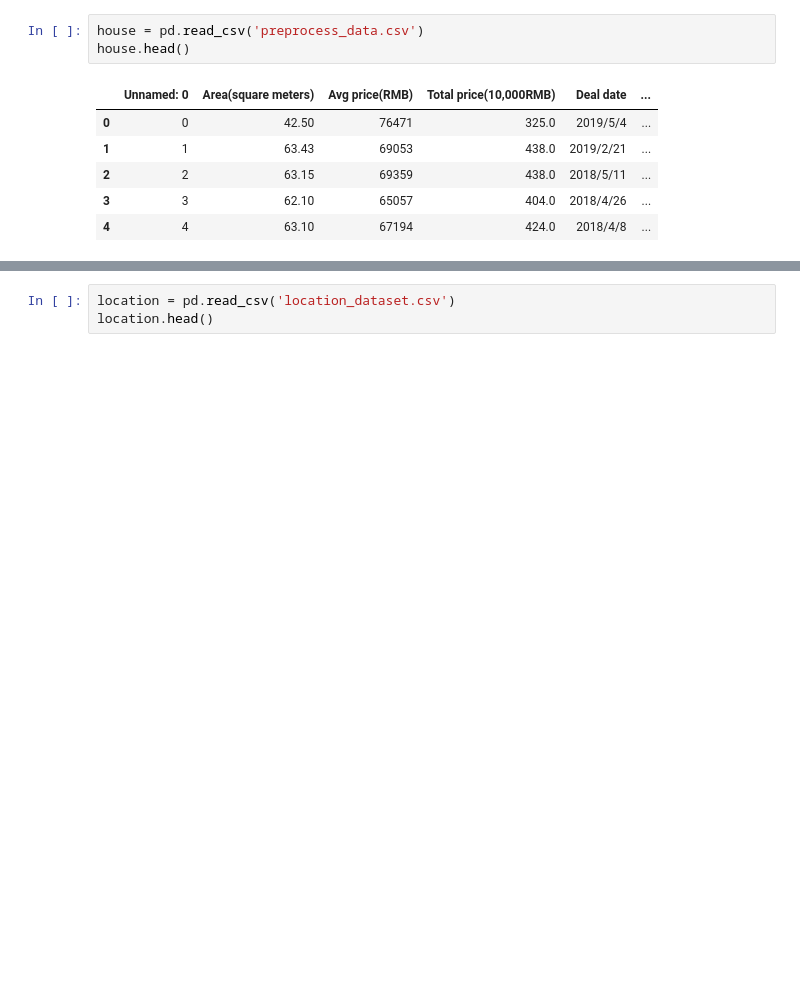
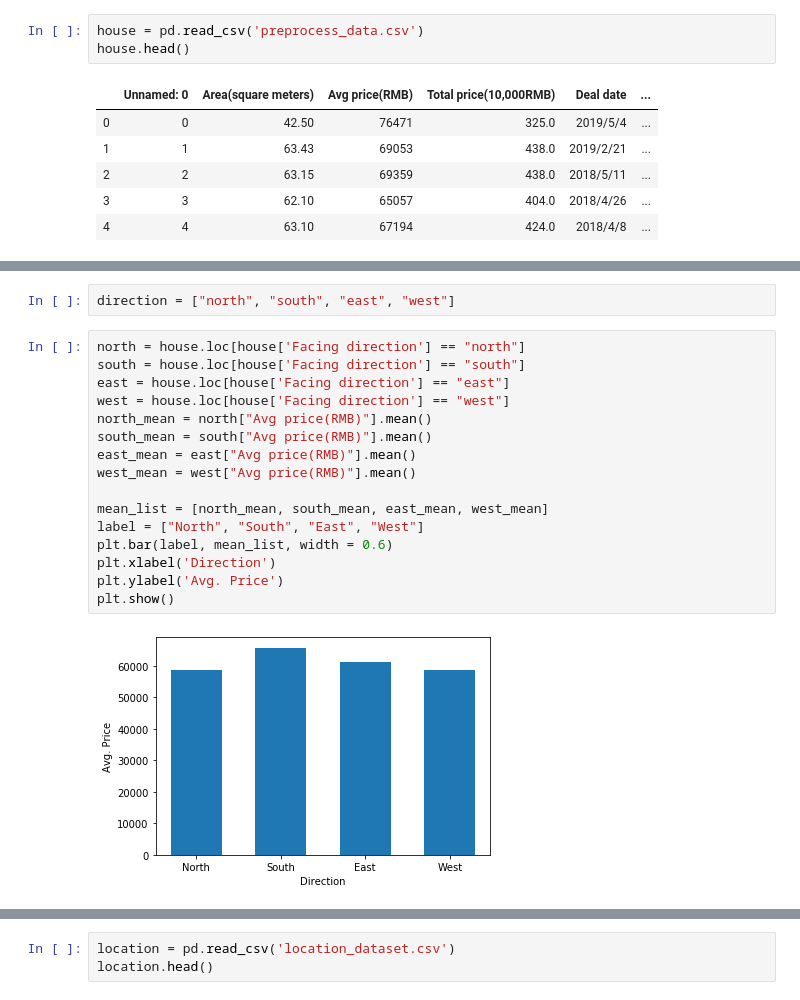
Before and after one commit to ShuweiLeung/ECE-143, a Jupyter notebook: visualization_prediction.ipynb, the cells around one changed output, grey strips where cells are left out. Saved outputs shown, nothing was run; the diff lists cells and outputs as text; blank space fills up the shorter version.

```diff
--- a/visualization_prediction.ipynb
+++ b/visualization_prediction.ipynb
@@ -38,3 +56,23 @@ plt.show()
+# %%
+direction = ["north", "south", "east", "west"]
+# %%
+north = house.loc[house['Facing direction'] == "north"]
+south = house.loc[house['Facing direction'] == "south"]
+east = house.loc[house['Facing direction'] == "east"]
+west = house.loc[house['Facing direction'] == "west"]
+north_mean = north["Avg price(RMB)"].mean()
+south_mean = south["Avg price(RMB)"].mean()
+east_mean = east["Avg price(RMB)"].mean()
+west_mean = west["Avg price(RMB)"].mean()
+
+mean_list = [north_mean, south_mean, east_mean, west_mean]
+label = ["North", "South", "East", "West"]
+plt.bar(label, mean_list, width = 0.6)
+plt.xlabel('Direction')
+plt.ylabel('Avg. Price')
+plt.show()
+# %% [output]
+[figure, added]
 # %%
 # month - deal prices
 price_stat_trade_month_index = [x.strftime('%Y-%m') for x in set(price_by_trade_time.to_period('M').index)]
```
Also changed, not shown: parts of 19 cells of this notebook.
